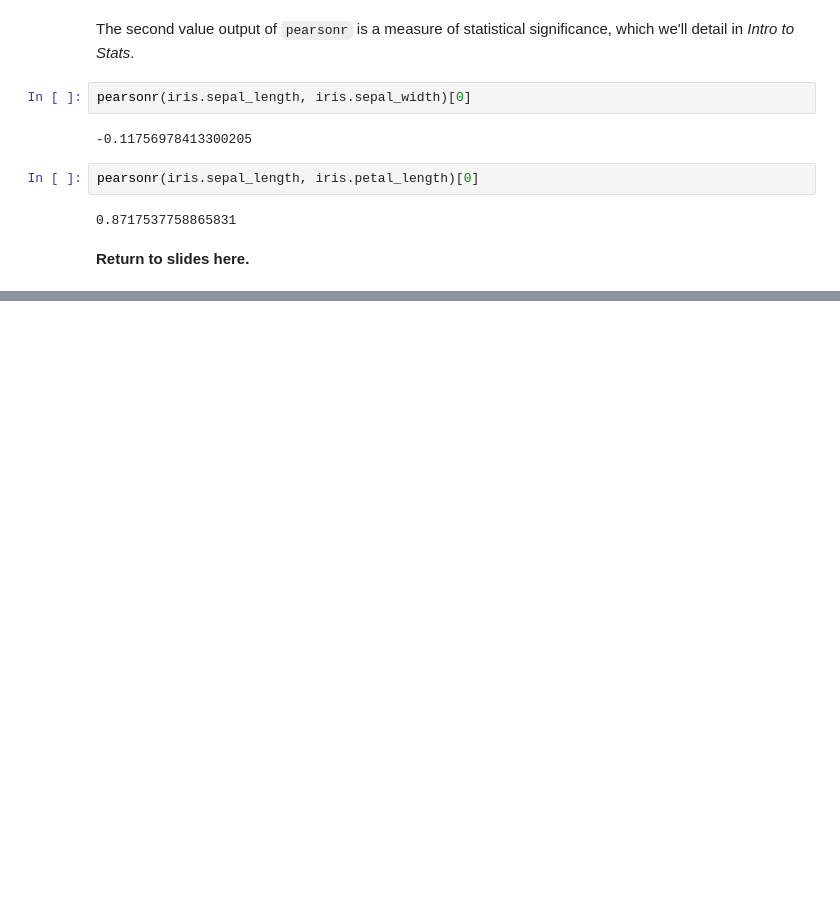
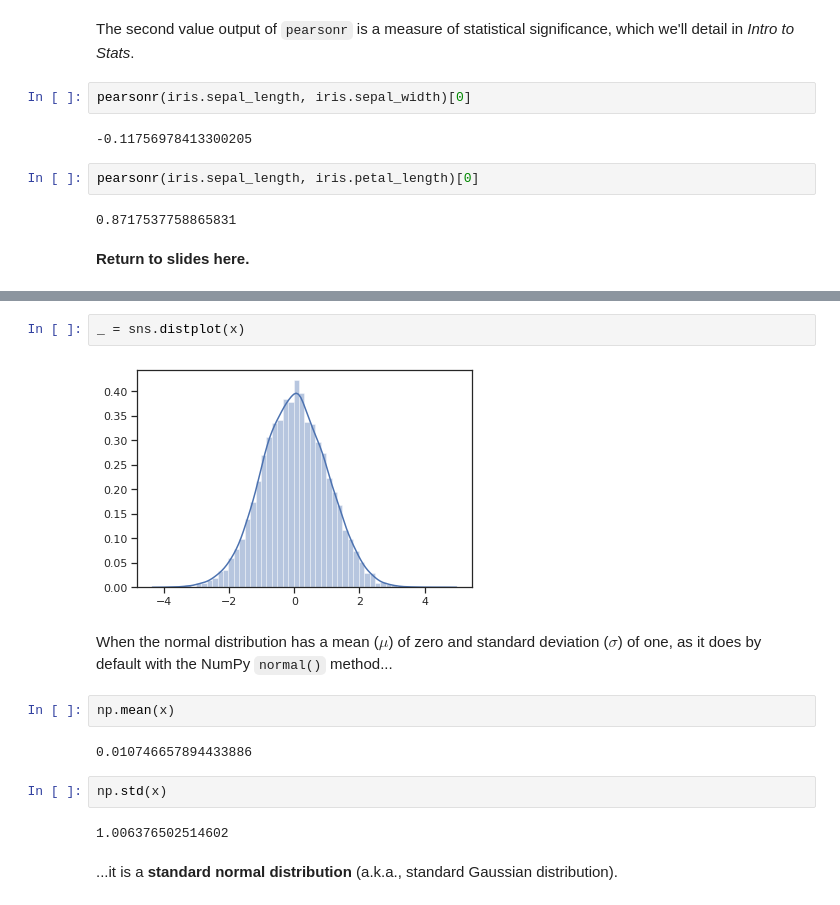
Before and after one commit to jonkrohn/ML-foundations, a Jupyter notebook: notebooks/5-probability.ipynb, the cells around one changed output, grey strips where cells are left out. Drawn from its saved outputs; the diff is of its cells as text; blank space fills up the shorter version.

```diff
--- a/notebooks/5-probability.ipynb
+++ b/notebooks/5-probability.ipynb
@@ -733,0 +767,16 @@ pearsonr(iris.sepal_length, iris.petal_length)[0]
+# %%
+_ = sns.distplot(x)
+# %% [output]
+[figure, added]
+# %% [markdown]
+When the normal distribution has a mean ($\mu$) of zero and standard deviation ($\sigma$) of one, as it does by default with the NumPy `normal()` method...
+# %%
+np.mean(x)
+# %% [output]
+0.010746657894433886
+# %%
+np.std(x)
+# %% [output]
+1.006376502514602
+# %% [markdown]
+...it is a **standard normal distribution** (a.k.a., standard Gaussian distribution).
```
Also changed, not shown: parts of 23 cells of this notebook.
